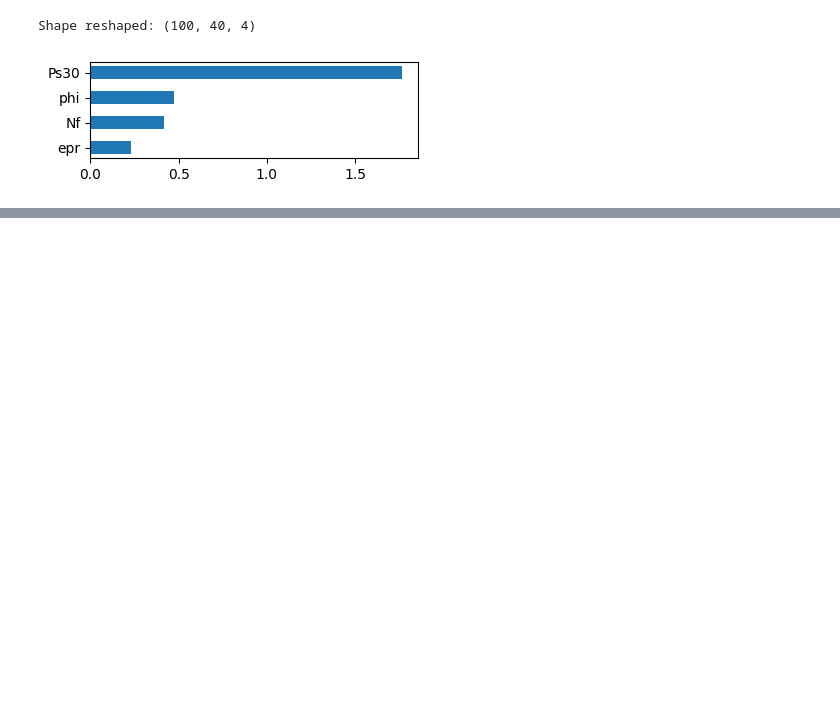
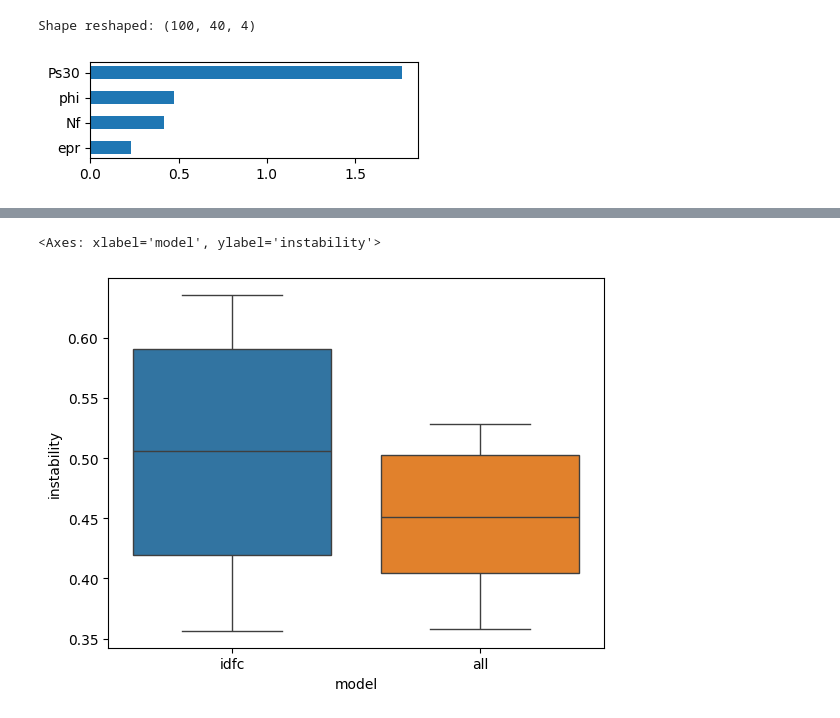
Before and after one commit to laminendao/asmbi, a Jupyter notebook: model_explantionfd002.ipynb, the cells around one changed output, grey strips where cells are left out. Cells and saved outputs as stored; diff of their text form; code cells hidden in the pictures; blank space fills up the shorter version.

```diff
--- a/model_explantionfd002.ipynb
+++ b/model_explantionfd002.ipynb
@@ -584,0 +883,15 @@ plt.show()
+# %%
+# Load data
+# Load data and preprocess
+train, test, y_test = prepare_data('FD002.txt')
+print(train.shape, test.shape, y_test.shape)
+sensor_names = ['T20','T24','T30','T50','P20','P15','P30','Nf','Nc','epr','Ps30','phi',
+                    'NRf','NRc','BPR','farB','htBleed','Nf_dmd','PCNfR_dmd','W31','W32']
+
+remaining_sensors = ['T24','T30','T50', 'P15', 'P30','Nf','Nc', 'epr','Ps30','phi',
+                    'NRf','NRc','BPR','htBleed','W31','W32']
+
+drop_sensors = [element for element in sensor_names if element not in remaining_sensors]
+
+rul_piecewise = 125
+train['RUL'].clip(upper=rul_piecewise, inplace=True)
@@ -584,0 +1212,5 @@ plt.show()
+# %%
+sns.boxplot(data=df_metrics, x='model', y='instability', hue='model')
+# %% [output]
+<Axes: xlabel='model', ylabel='instability'>
+[figure, added]
```
Also changed, not shown: parts of 20 cells of this notebook, 14 other files.
